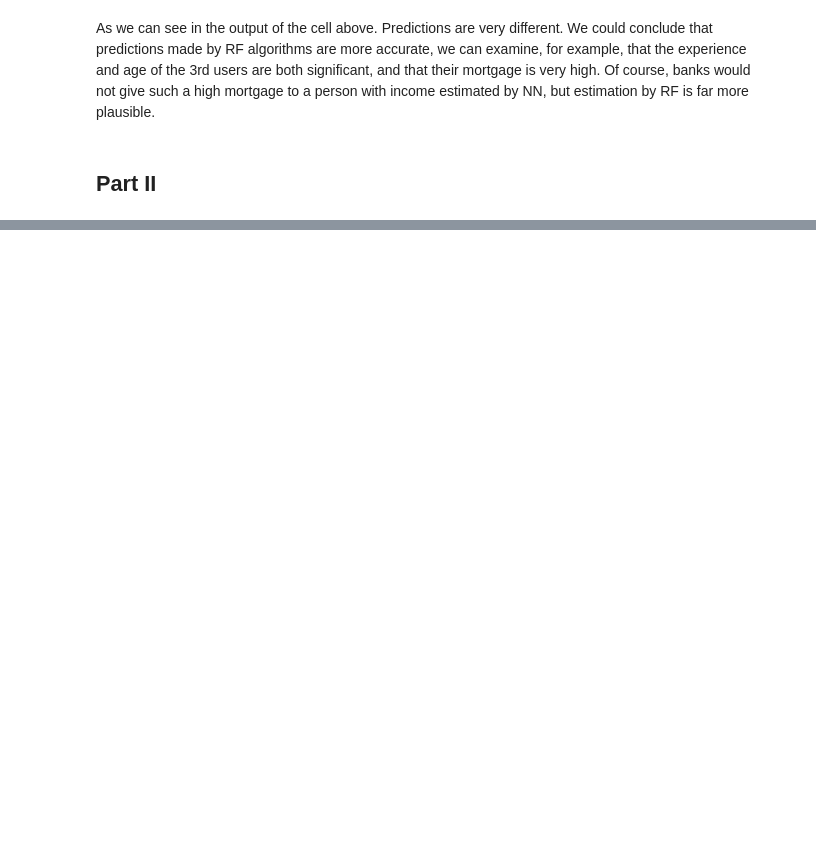
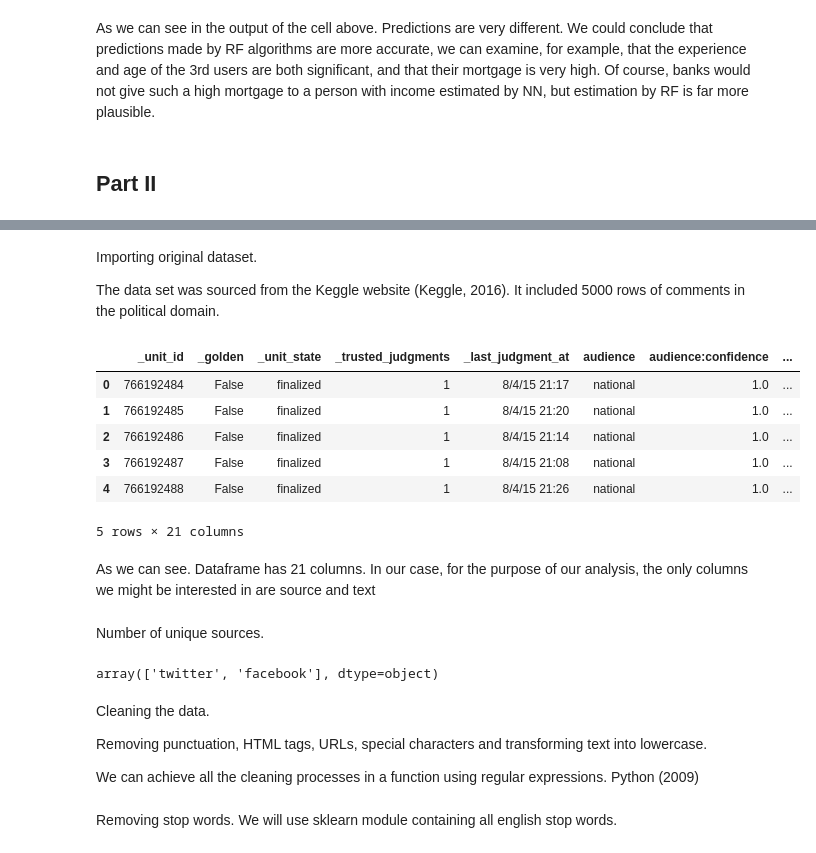
Before and after one commit to 2020358/ml_ca2, a Jupyter notebook: Robert_Szlufik_ML_CA2.ipynb, the cells around one changed output, grey strips where cells are left out. Cells and saved outputs as stored; diff of their text form; code cells hidden in the pictures; blank space fills up the shorter version.

```diff
--- a/Robert_Szlufik_ML_CA2.ipynb
+++ b/Robert_Szlufik_ML_CA2.ipynb
@@ -567,0 +573,18 @@ As we can see in the output of the cell above. Predictions are very different. W
+# %% [markdown]
+Importing original dataset.
+
+The data set was sourced from the Keggle website (Keggle, 2016). It included 5000 rows of comments in the political domain.
+# %%
+original_df = pd.read_csv("./political_social_media.csv",encoding='ISO-8859-1')
+# %%
+original_df.head()
+# %% [output]
+|  | _unit_id | _golden | _unit_state | _trusted_judgments | _last_judgment_at | audience | audience:confidence | ... |
+| 0 | 766192484 | False | finalized | 1 | 8/4/15 21:17 | national | 1.0 | ... |
+| 1 | 766192485 | False | finalized | 1 | 8/4/15 21:20 | national | 1.0 | ... |
+| 2 | 766192486 | False | finalized | 1 | 8/4/15 21:14 | national | 1.0 | ... |
+| 3 | 766192487 | False | finalized | 1 | 8/4/15 21:08 | national | 1.0 | ... |
+| 4 | 766192488 | False | finalized | 1 | 8/4/15 21:26 | national | 1.0 | ... |
+5 rows × 21 columns
+# %% [markdown]
+As we can see. Dataframe has 21 columns. In our case, for the purpose of our analysis, the only columns we might be interested in are source and text
@@ -567,0 +593,12 @@ As we can see in the output of the cell above. Predictions are very different. W
+# %% [markdown]
+Number of unique sources.
+# %%
+df["source"].unique()
+# %% [output]
+array(['twitter', 'facebook'], dtype=object)
+# %% [markdown]
+Cleaning the data.
+
+Removing punctuation, HTML tags, URLs, special characters and transforming text into lowercase.
+
+We can achieve all the cleaning processes in a function using regular expressions. Python (2009)
@@ -567,0 +617,2 @@ As we can see in the output of the cell above. Predictions are very different. W
+# %% [markdown]
+Removing stop words. We will use sklearn module containing all english stop words.
```
Also changed, not shown: parts of 33 cells of this notebook, 1 other file.
